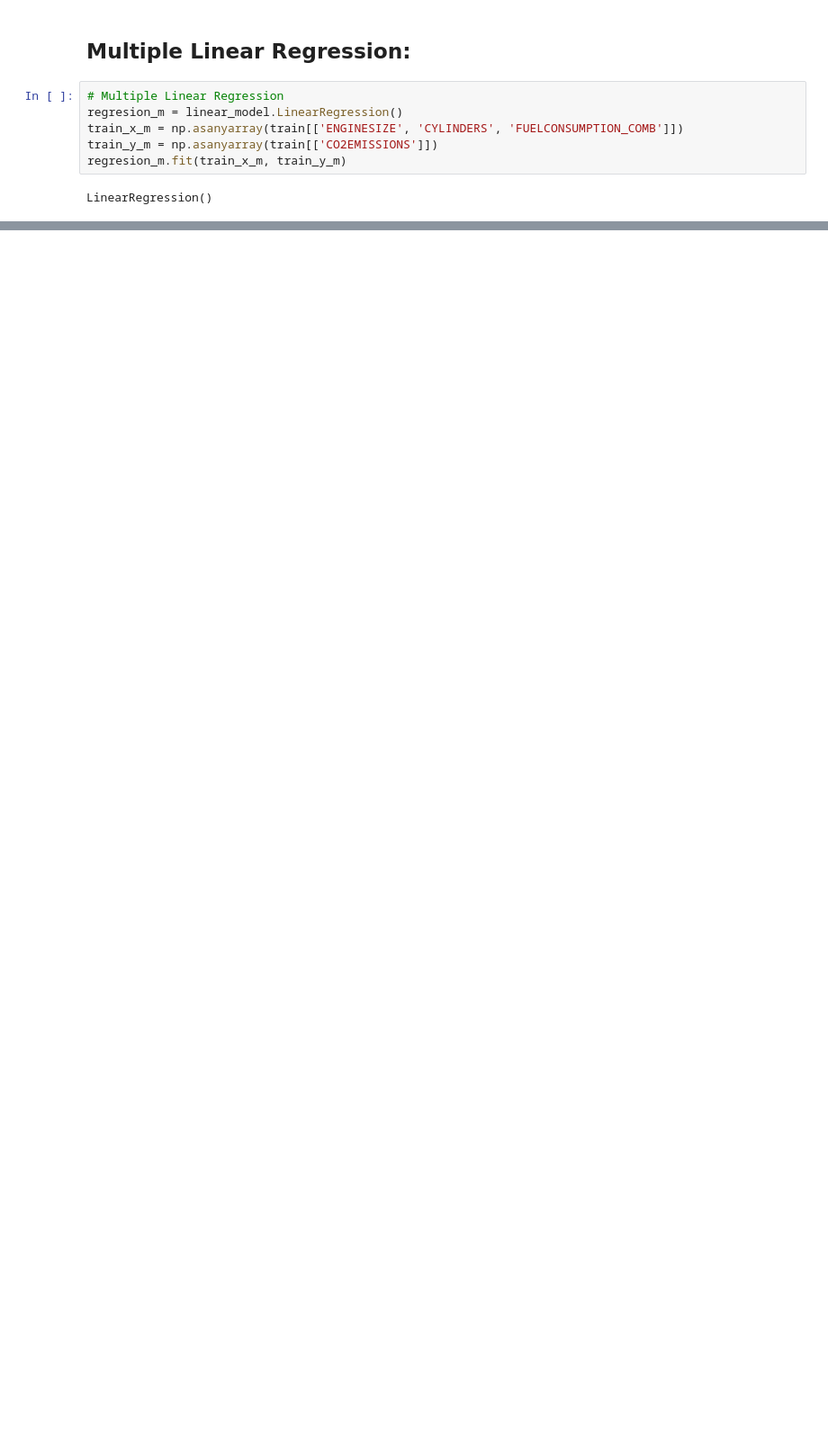
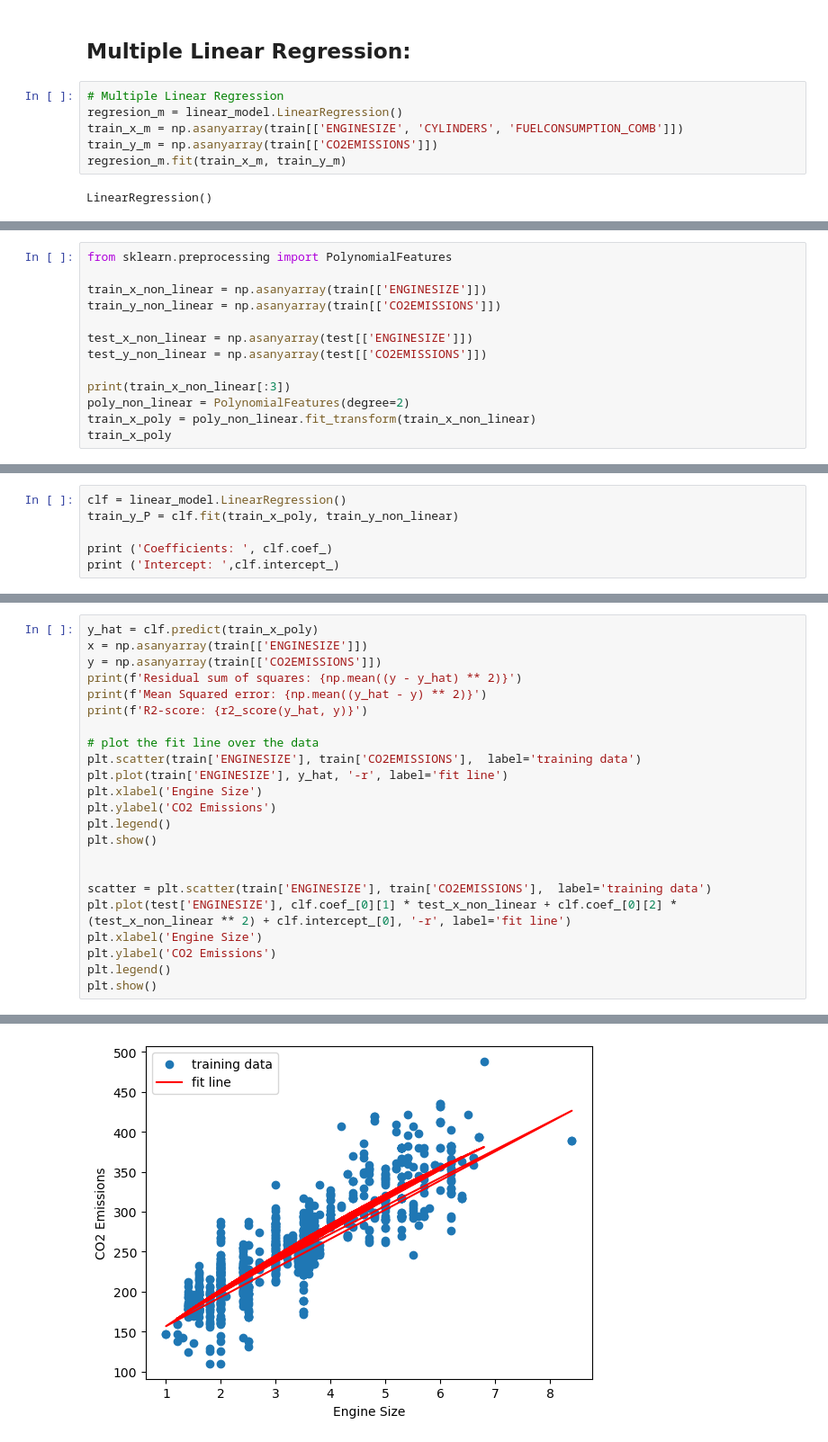
Before and after one commit to AliShrz/My-Machine-Learning, a Jupyter notebook: My Machine Learning.ipynb, the cells around one changed output, grey strips where cells are left out. Shown: that part at 90% size. Saved outputs shown, nothing was run; the diff lists cells and outputs as text; blank space fills up the shorter version.

```diff
--- a/My Machine Learning.ipynb
+++ b/My Machine Learning.ipynb
@@ -197,0 +209,13 @@ R2-score: 0.838218671783567
+# %%
+from sklearn.preprocessing import PolynomialFeatures
+
+train_x_non_linear = np.asanyarray(train[['ENGINESIZE']])
+train_y_non_linear = np.asanyarray(train[['CO2EMISSIONS']])
+
+test_x_non_linear = np.asanyarray(test[['ENGINESIZE']])
+test_y_non_linear = np.asanyarray(test[['CO2EMISSIONS']])
+
+print(train_x_non_linear[:3])
+poly_non_linear = PolynomialFeatures(degree=2)
+train_x_poly = poly_non_linear.fit_transform(train_x_non_linear)
+train_x_poly
@@ -197,0 +233,6 @@ R2-score: 0.838218671783567
+# %%
+clf = linear_model.LinearRegression()
+train_y_P = clf.fit(train_x_poly, train_y_non_linear)
+
+print ('Coefficients: ', clf.coef_)
+print ('Intercept: ',clf.intercept_)
@@ -197,0 +242,24 @@ R2-score: 0.838218671783567
+# %%
+y_hat = clf.predict(train_x_poly)
+x = np.asanyarray(train[['ENGINESIZE']])
+y = np.asanyarray(train[['CO2EMISSIONS']])
+print(f'Residual sum of squares: {np.mean((y - y_hat) ** 2)}')
+print(f'Mean Squared error: {np.mean((y_hat - y) ** 2)}')
+print(f'R2-score: {r2_score(y_hat, y)}')
+
+# plot the fit line over the data
+plt.scatter(train['ENGINESIZE'], train['CO2EMISSIONS'],  label='training data')
+plt.plot(train['ENGINESIZE'], y_hat, '-r', label='fit line')
+plt.xlabel('Engine Size')
+plt.ylabel('CO2 Emissions')
+plt.legend()
+plt.show()
+
+
+scatter = plt.scatter(train['ENGINESIZE'], train['CO2EMISSIONS'],  label='training data')
+plt.plot(test['ENGINESIZE'], clf.coef_[0][1] * test_x_non_linear + clf.coef_[0][2] * (test_x_non_linear ** 2) + clf.intercept_[0], '-r', label='fit line')
+plt.xlabel('Engine Size')
+plt.ylabel('CO2 Emissions')
+plt.legend()
+plt.show()
+# %% [output]
@@ -197,0 +269 @@ R2-score: 0.838218671783567
+[figure, added]
```
Also changed, not shown: parts of 15 cells of this notebook, 2 other files.
